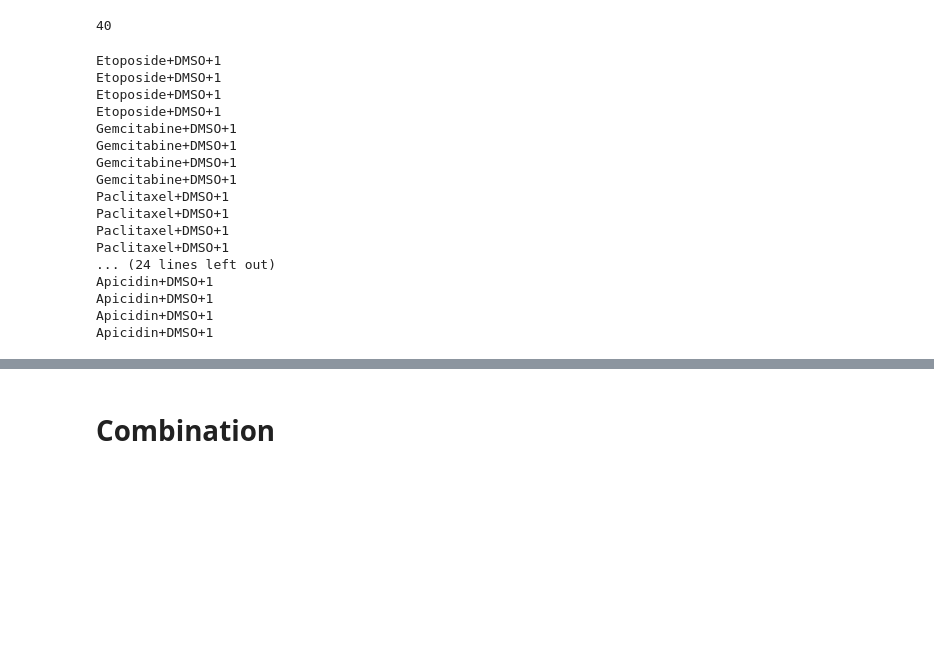
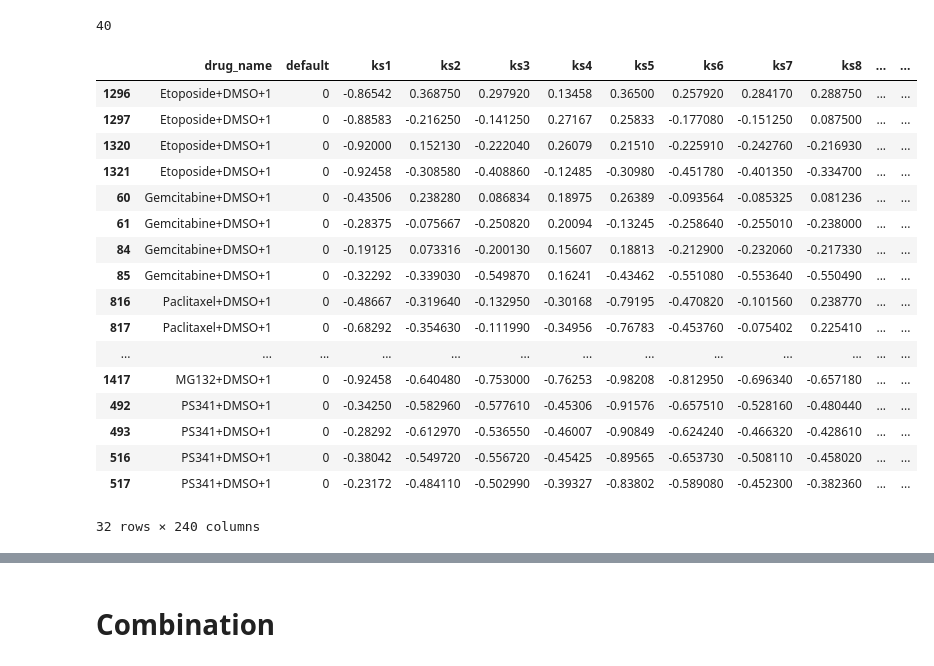
Before and after one commit to zhangsscc99/-research-machine_learning_cancer_drugs, a Jupyter notebook: confidence_score/confidence_score_11_28 copy.ipynb, the cells around one changed output, grey strips where cells are left out. Drawn from its saved outputs; the diff is of its cells as text; code cells hidden in the pictures; blank space fills up the shorter version.

```diff
--- a/confidence_score/confidence_score_11_28 copy.ipynb
+++ b/confidence_score/confidence_score_11_28 copy.ipynb
@@ -136,27 +139,6 @@ len(training_X_for_debug)
 # %%
 #for each in training_X_for_debug['drug_name']:
 #    print(each)
-# %%
-for each in training_X_for_debug['drug_name']:
-    print(each)
-# %% [output]
-Etoposide+DMSO+1
-Etoposide+DMSO+1
-Etoposide+DMSO+1
-Etoposide+DMSO+1
-Gemcitabine+DMSO+1
-Gemcitabine+DMSO+1
-Gemcitabine+DMSO+1
-Gemcitabine+DMSO+1
-Paclitaxel+DMSO+1
-Paclitaxel+DMSO+1
-Paclitaxel+DMSO+1
-Paclitaxel+DMSO+1
-... (24 lines left out)
-Apicidin+DMSO+1
-Apicidin+DMSO+1
-Apicidin+DMSO+1
-Apicidin+DMSO+1
 # %%
 #LDA
 from sklearn.decomposition import PCA
@@ -177,3 +159,24 @@ fig = px.scatter(training_X2, x=0, y=1, color=training_label)
 
 
 fig.show()
+# %%
+training_X_for_debug[:32]
+# %% [output]
+|  | drug_name | default | ks1 | ks2 | ks3 | ks4 | ks5 | ks6 | ks7 | ks8 | ... | ... |
+| 1296 | Etoposide+DMSO+1 | 0 | -0.86542 | 0.368750 | 0.297920 | 0.13458 | 0.36500 | 0.257920 | 0.284170 | 0.288750 | ... | ... |
+| 1297 | Etoposide+DMSO+1 | 0 | -0.88583 | -0.216250 | -0.141250 | 0.27167 | 0.25833 | -0.177080 | -0.151250 | 0.087500 | ... | ... |
+| 1320 | Etoposide+DMSO+1 | 0 | -0.92000 | 0.152130 | -0.222040 | 0.26079 | 0.21510 | -0.225910 | -0.242760 | -0.216930 | ... | ... |
+| 1321 | Etoposide+DMSO+1 | 0 | -0.92458 | -0.308580 | -0.408860 | -0.12485 | -0.30980 | -0.451780 | -0.401350 | -0.334700 | ... | ... |
+| 60 | Gemcitabine+DMSO+1 | 0 | -0.43506 | 0.238280 | 0.086834 | 0.18975 | 0.26389 | -0.093564 | -0.085325 | 0.081236 | ... | ... |
+| 61 | Gemcitabine+DMSO+1 | 0 | -0.28375 | -0.075667 | -0.250820 | 0.20094 | -0.13245 | -0.258640 | -0.255010 | -0.238000 | ... | ... |
+| 84 | Gemcitabine+DMSO+1 | 0 | -0.19125 | 0.073316 | -0.200130 | 0.15607 | 0.18813 | -0.212900 | -0.232060 | -0.217330 | ... | ... |
+| 85 | Gemcitabine+DMSO+1 | 0 | -0.32292 | -0.339030 | -0.549870 | 0.16241 | -0.43462 | -0.551080 | -0.553640 | -0.550490 | ... | ... |
+| 816 | Paclitaxel+DMSO+1 | 0 | -0.48667 | -0.319640 | -0.132950 | -0.30168 | -0.79195 | -0.470820 | -0.101560 | 0.238770 | ... | ... |
+| 817 | Paclitaxel+DMSO+1 | 0 | -0.68292 | -0.354630 | -0.111990 | -0.34956 | -0.76783 | -0.453760 | -0.075402 | 0.225410 | ... | ... |
+| ... | ... | ... | ... | ... | ... | ... | ... | ... | ... | ... | ... | ... |
+| 1417 | MG132+DMSO+1 | 0 | -0.92458 | -0.640480 | -0.753000 | -0.76253 | -0.98208 | -0.812950 | -0.696340 | -0.657180 | ... | ... |
+| 492 | PS341+DMSO+1 | 0 | -0.34250 | -0.582960 | -0.577610 | -0.45306 | -0.91576 | -0.657510 | -0.528160 | -0.480440 | ... | ... |
+| 493 | PS341+DMSO+1 | 0 | -0.28292 | -0.612970 | -0.536550 | -0.46007 | -0.90849 | -0.624240 | -0.466320 | -0.428610 | ... | ... |
+| 516 | PS341+DMSO+1 | 0 | -0.38042 | -0.549720 | -0.556720 | -0.45425 | -0.89565 | -0.653730 | -0.508110 | -0.458020 | ... | ... |
+| 517 | PS341+DMSO+1 | 0 | -0.23172 | -0.484110 | -0.502990 | -0.39327 | -0.83802 | -0.589080 | -0.452300 | -0.382360 | ... | ... |
+32 rows × 240 columns
```
Also changed, not shown: parts of 14 cells of this notebook, 3 other files.
